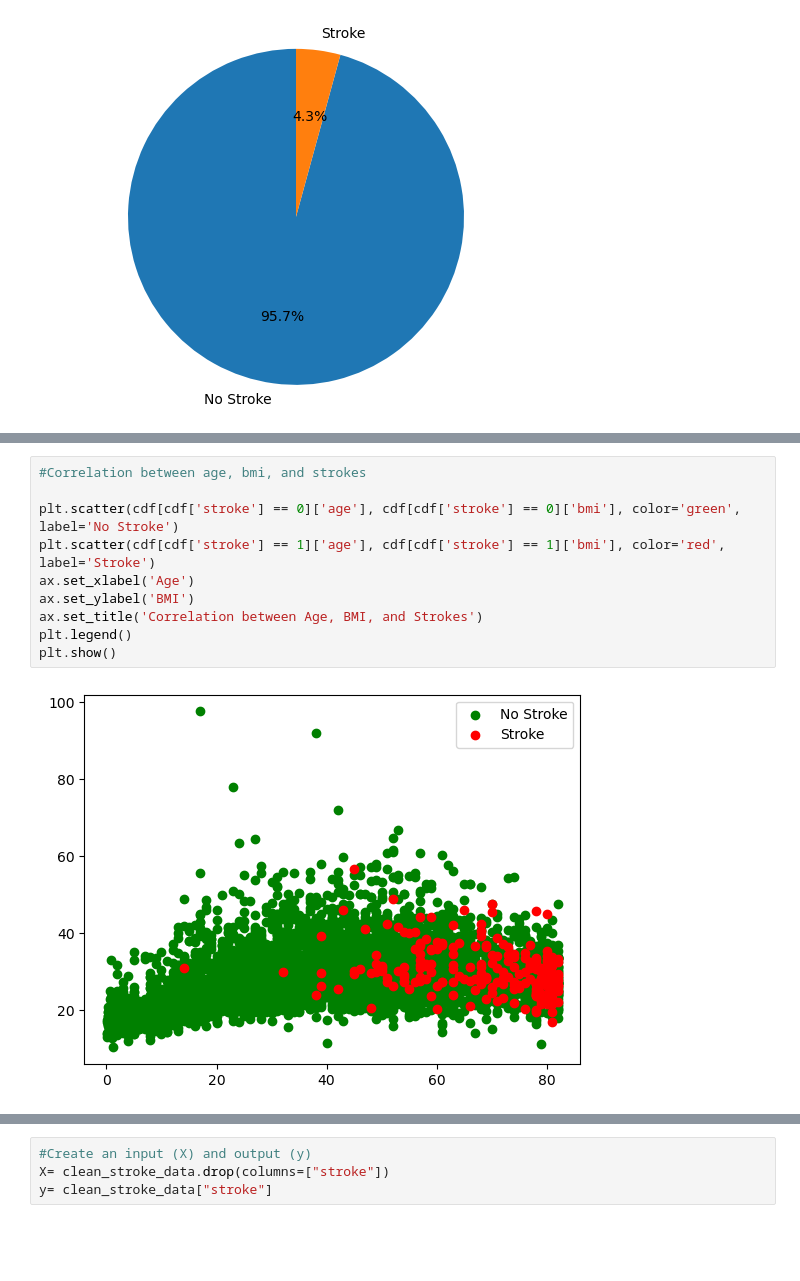
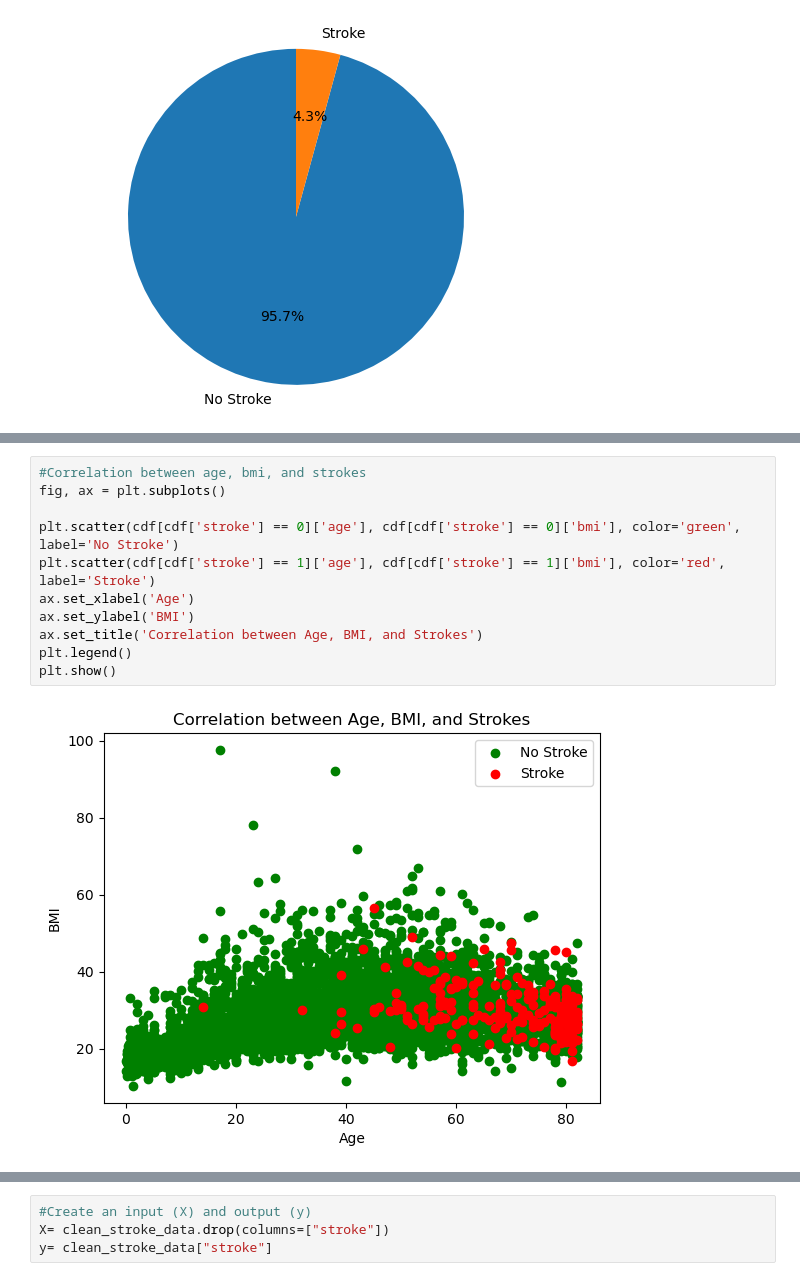
Before and after one commit to cfam1234/PythonDataScienceProjects, a Jupyter notebook: PythonStrokePredictionProject.ipynb, the cells around one changed output, grey strips where cells are left out. Drawn from its saved outputs; the diff is of its cells as text; blank space fills up the shorter version.

```diff
--- a/PythonStrokePredictionProject.ipynb
+++ b/PythonStrokePredictionProject.ipynb
@@ -89,14 +133,15 @@ plt.show()
 # %%
 #Correlation between age, bmi, and strokes
+fig, ax = plt.subplots()
 
 plt.scatter(cdf[cdf['stroke'] == 0]['age'], cdf[cdf['stroke'] == 0]['bmi'], color='green', label='No Stroke')
 plt.scatter(cdf[cdf['stroke'] == 1]['age'], cdf[cdf['stroke'] == 1]['bmi'], color='red', label='Stroke')
 ax.set_xlabel('Age')
 ax.set_ylabel('BMI')
 ax.set_title('Correlation between Age, BMI, and Strokes')
 plt.legend()
 plt.show()
 # %% [output]
-[figure, old version]
+[figure, new version]
 # %%
 #Correlation between Age, Average Glucose Level, and Strokes
```
Also changed, not shown: parts of 22 cells of this notebook.
